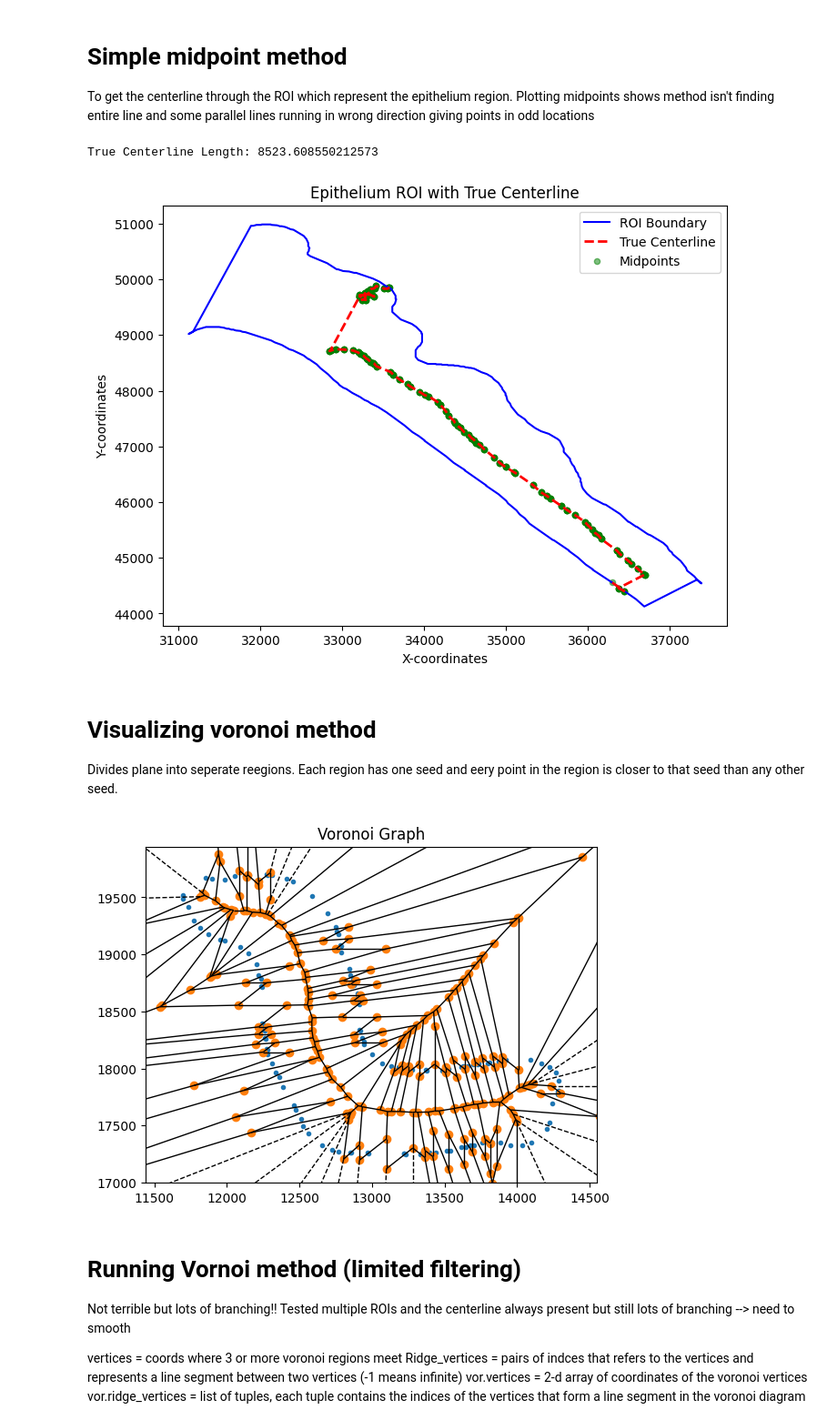
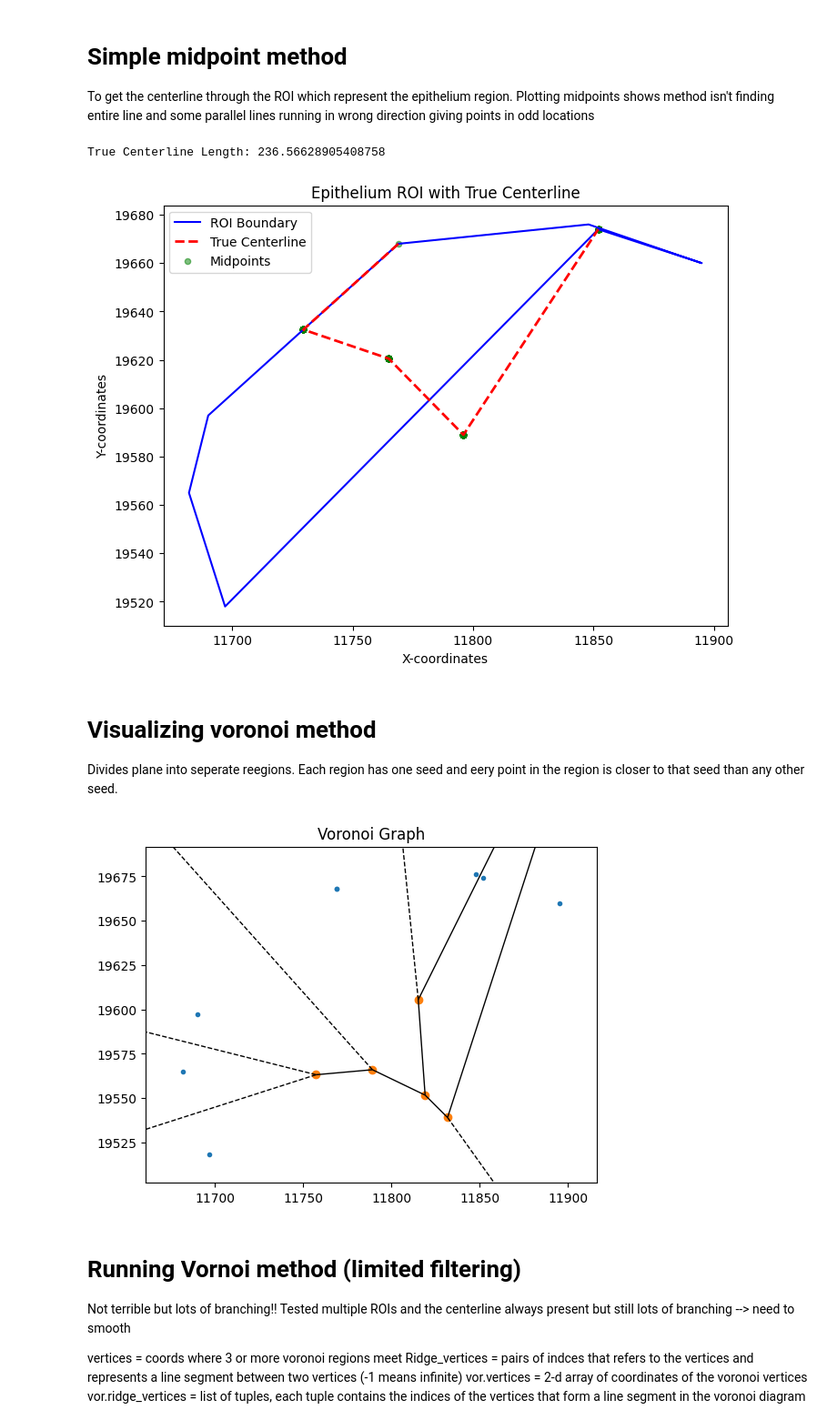
Before and after one commit to Satanna1/Cancer_Project_2025, a Jupyter notebook: Shapely_Doc_Joey_Version.ipynb, the cells around one changed output. Shown at 91% size. Saved outputs shown, nothing was run; the diff lists cells and outputs as text; code cells hidden in the pictures.

```diff
--- a/Shapely_Doc_Joey_Version.ipynb
+++ b/Shapely_Doc_Joey_Version.ipynb
@@ -116,7 +116,7 @@ from shapely.geometry import Polygon
 import matplotlib.pyplot as plt
 
 # Load the CSV file
-csv_path = "/Users/sheeltanna/Cancer_Project_2025/Cancer_Project_2025/AG037F.csv"
+csv_path = "AG037F.csv"
 df = pd.read_csv(csv_path)
 
 # Group points by ROI name
@@ -157,7 +157,7 @@ import numpy as np
 import matplotlib.pyplot as plt
 
 # Select an example ROI polygon
-roi_polygon = roi_polygons["ROI_11"]  # Replace with different ROI if needed
+roi_polygon = roi_polygons["ROI_15"]  # Replace with different ROI if needed
 
 # Step 1: Get equally spaced points along the exterior
 num_points = 1000  # Adjust for more precision
@@ -199,8 +199,8 @@ plt.title("Epithelium ROI with True Centerline")
 plt.legend()
 plt.show()
 # %% [output]
-True Centerline Length: 8523.608550212573
+True Centerline Length: 236.56628905408758
-[figure, old version]
+[figure, new version]
 # %% [markdown]
 # Visualizing voronoi method
 
@@ -209,26 +209,26 @@ Divides plane into seperate reegions. Each region has one seed and eery point in
 # %%
 import numpy as np
 import matplotlib.pyplot as plt
 from shapely.geometry import Polygon, LineString, MultiLineString, Point
 from shapely.ops import unary_union
 from scipy.spatial import Voronoi, voronoi_plot_2d
 
 # Select an example ROI polygon
-roi_polygon = roi_polygons["ROI_1"]  # Replace with different ROI if needed
+roi_polygon = roi_polygons["ROI_15"]  # Replace with different ROI if needed
 
 # Extract boundary points from the polygon
 boundary_coords = np.array(roi_polygon.exterior.coords)
 
 # Compute Voronoi diagram from boundary points
 vor = Voronoi(boundary_coords)
 fig = voronoi_plot_2d(vor)
 plt.title("Voronoi Graph")
 plt.show()
 
 #get the vertices that define the regions
 vor_vertices = vor.vertices
 # %% [output]
-[figure, old version]
+[figure, new version]
 # %% [markdown]
 # Running Vornoi method (limited filtering)
 
```
Also changed, not shown: parts of 4 cells of this notebook, 41 other files.
